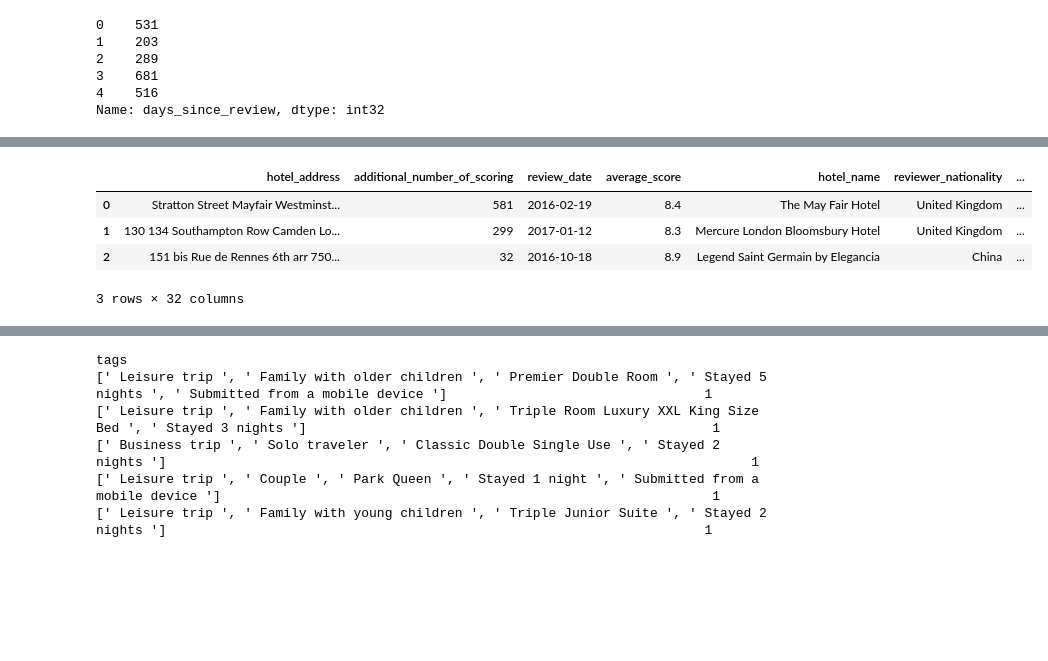
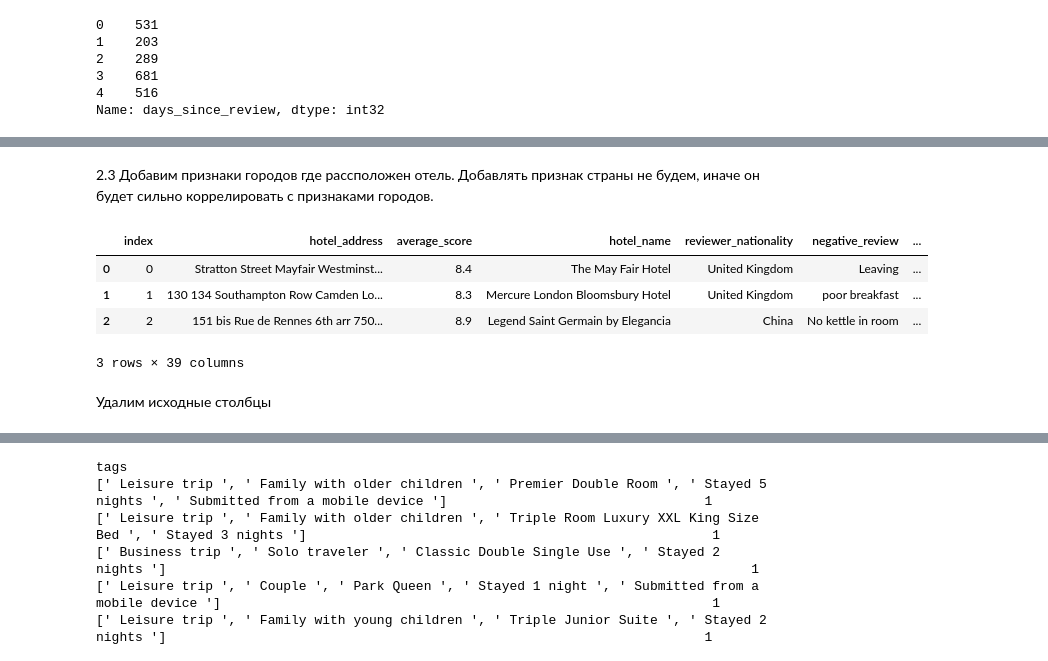
Before and after one commit to IvanMonakov/DataScience, a Jupyter notebook: Projects DS/PROJECT-3/EDA_Proj_3_Model.ipynb, the cells around one changed output, grey strips where cells are left out. Drawn from its saved outputs; the diff is of its cells as text; code cells hidden in the pictures; blank space fills up the shorter version.

```diff
--- a/Projects DS/PROJECT-3/EDA_Proj_3_Model.ipynb
+++ b/Projects DS/PROJECT-3/EDA_Proj_3_Model.ipynb
@@ -224,0 +243,4 @@ dtype: int64
+# %%
+# Удалим признак additional_number_of_scoring.
+data = data.drop('additional_number_of_scoring', axis=1)
+data.head(4)
@@ -246,10 +275,9 @@ Name: days_since_review, dtype: int32
 # Преобразуем столбец 'review_date' в формат datetime, если это ещё не сделано
 data['review_date'] = pd.to_datetime(data['review_date'], errors='coerce')
 
-# Создаём признаки: год, месяц, день
-data['year'] = data['review_date'].dt.year
+# Создаём признак месяц
 data['month'] = data['review_date'].dt.month
-data['day'] = data['review_date'].dt.day
+
 
 # Создаём бинарные признаки для сезонов
 def get_season(month):
@@ -275,5 +303,8 @@ data['is_summer'] = (data['season'] == 'summer').astype(int)
 data['is_autumn'] = (data['season'] == 'autumn').astype(int)
 data['is_winter'] = (data['season'] == 'winter').astype(int)
 
-data[['review_date', 'year', 'month', 'day', 'is_spring', 'is_summer', 'is_autumn', 'is_winter']].head()
+# Удалим исходный столбец.
+data= data.drop('review_date', axis=1)
+
+data[['month', 'is_spring', 'is_summer', 'is_autumn', 'is_winter']].head()
 # %% [output]
@@ -285,0 +317,7 @@ data[['review_date', 'year', 'month', 'day', 'is_spring', 'is_summer', 'is_autum
+# %%
+#обработаем месяцы OneHotEncoderom, создав 12 новых признаков в бинарном формате.
+encoder = ce.OneHotEncoder(cols=['month']) # указываем столбец для кодирования.
+type_bin = encoder.fit_transform(data['month'])
+data = pd.concat([data, type_bin], axis=1).reset_index()
+data = data.drop('month', axis=1)
+data.shape
@@ -285,0 +326,4 @@ data[['review_date', 'year', 'month', 'day', 'is_spring', 'is_summer', 'is_autum
+# %%
+# Удалим признак времени года
+data = data.drop('season', axis=1)
+data.info()
@@ -286,23 +348,28 @@ data[['review_date', 'year', 'month', 'day', 'is_spring', 'is_summer', 'is_autum
+# %% [markdown]
+2.3 Добавим признаки городов где рассположен отель.
+Добавлять признак страны не будем, иначе он будет сильно коррелировать с признаками городов.
 # %%
 # Извлечение города с использованием функции
 def get_city(arg):
     if arg.split()[-2] == 'United':
         return arg.split()[-5]
     else:
         return arg.split()[-2]
 data['city'] = data['hotel_address'].apply(get_city)
 
 # Применение бинарного кодирования (One-Hot-Encoding)
-city_dummies = pd.get_dummies(data['city'], prefix='city')
+city_dummies = pd.get_dummies(data['city'], prefix='city', dtype=int)
 
 # Объединение с оригинальным DataFrame
 data = pd.concat([data, city_dummies], axis=1)
 
 # Печать результата
 data.head(3)
 # %% [output]
-|  | hotel_address | additional_number_of_scoring | review_date | average_score | hotel_name | reviewer_nationality | ... |
-| 0 | Stratton Street Mayfair Westminst... | 581 | 2016-02-19 | 8.4 | The May Fair Hotel | United Kingdom | ... |
-| 1 | 130 134 Southampton Row Camden Lo... | 299 | 2017-01-12 | 8.3 | Mercure London Bloomsbury Hotel | United Kingdom | ... |
-| 2 | 151 bis Rue de Rennes 6th arr 750... | 32 | 2016-10-18 | 8.9 | Legend Saint Germain by Elegancia | China | ... |
+|  | index | hotel_address | average_score | hotel_name | reviewer_nationality | negative_review | ... |
+| 0 | 0 | Stratton Street Mayfair Westminst... | 8.4 | The May Fair Hotel | United Kingdom | Leaving | ... |
+| 1 | 1 | 130 134 Southampton Row Camden Lo... | 8.3 | Mercure London Bloomsbury Hotel | United Kingdom | poor breakfast | ... |
+| 2 | 2 | 151 bis Rue de Rennes 6th arr 750... | 8.9 | Legend Saint Germain by Elegancia | China | No kettle in room | ... |
-3 rows × 32 columns
+3 rows × 39 columns
+# %% [markdown]
+Удалим исходные столбцы
```
Also changed, not shown: parts of 32 cells of this notebook, 1 other file.
